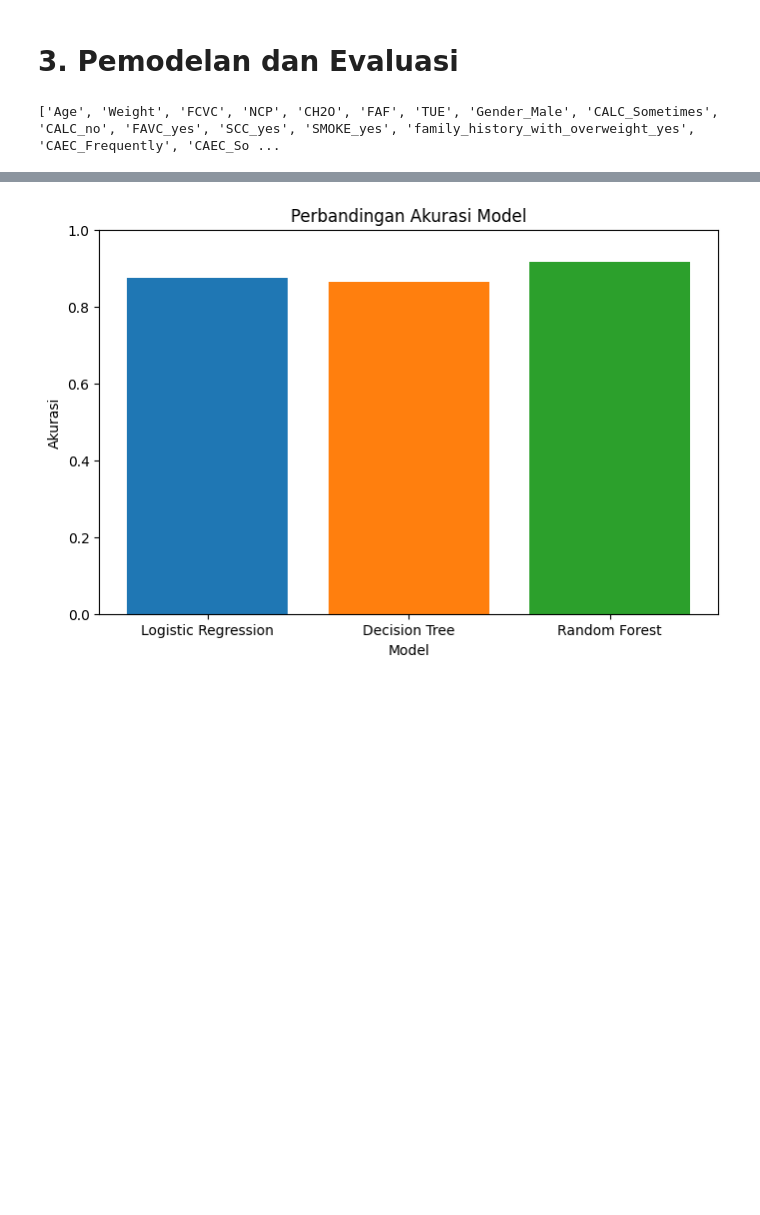
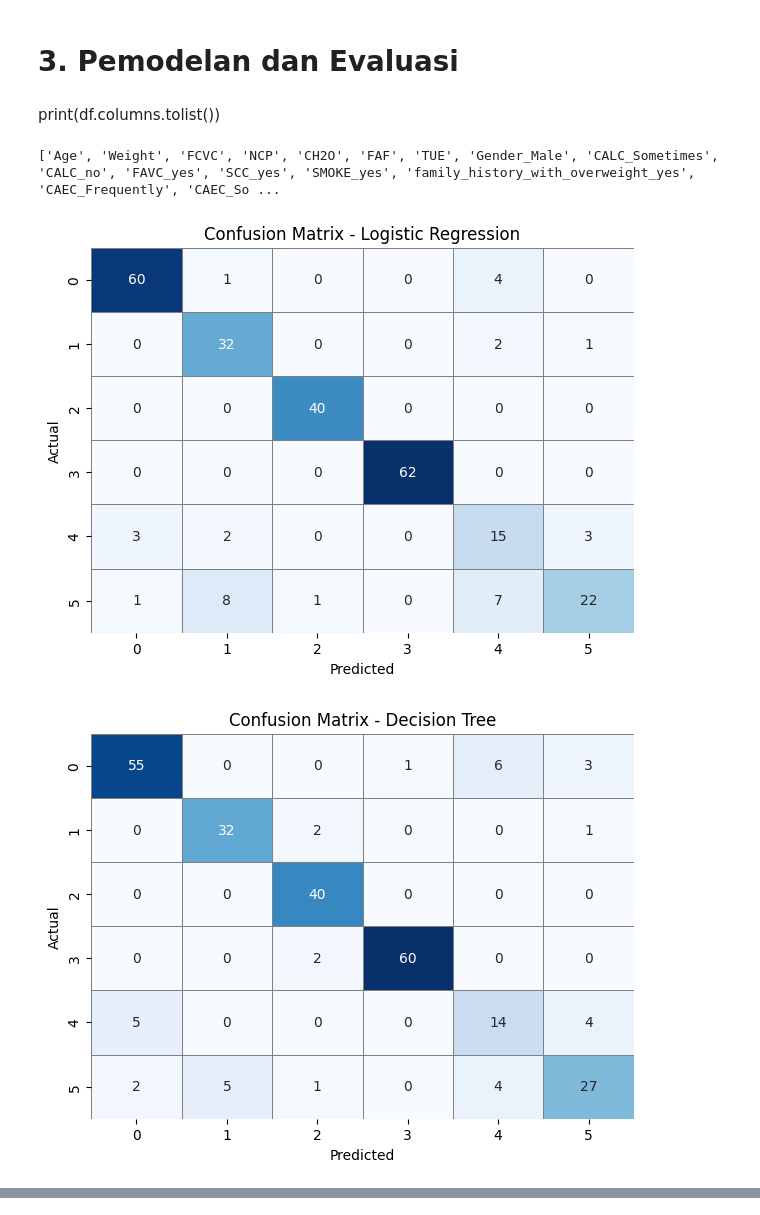
Before and after one commit to ikfinakmlya/capstone_datascience, a Jupyter notebook: Capstone_Bengkod.ipynb, the cells around one changed output, grey strips where cells are left out. Drawn from its saved outputs; the diff is of its cells as text; code cells hidden in the pictures; blank space fills up the shorter version.

```diff
--- a/Capstone_Bengkod.ipynb
+++ b/Capstone_Bengkod.ipynb
@@ -535,6 +535,8 @@ Kesimpulan:
 Setelah dilakukan proses pembersihan data, tidak ditemukan missing value karena seluruh nilai yang kosong telah berhasil diimputasi. Selain itu, sebanyak 20 baris duplikat berhasil dihapus untuk menghindari redundansi data. Outlier pada beberapa kolom seperti Age, Height, Weight, dan lain-lain juga telah diidentifikasi dan dihapus guna meningkatkan kualitas dan keandalan model. Data kategorik yang terdapat pada kolom seperti Gender, CALC, FAVC, SCC, SMOKE, family\_history\_with\_overweight, CAEC, MTRANS, dan NObeyesdad telah diubah menjadi bentuk numerik menggunakan teknik One-Hot Encoding agar bisa diproses oleh model machine learning. Selanjutnya, dilakukan seleksi fitur dengan metode Variance Threshold, dan fitur dengan variansi rendah seperti Height, MTRANS\_Bike, dan MTRANS\_Motorbike telah dihapus karena dianggap tidak memberikan informasi yang signifikan. Distribusi target kelas pada label NObeyesdad\_Overweight\_Level\_II menunjukkan ketidakseimbangan yang signifikan, dengan hanya 12% data termasuk dalam kelas True, yang berarti perlu penanganan khusus pada tahap modeling agar model tidak bias terhadap kelas mayoritas. Terakhir, dilakukan standarisasi menggunakan StandardScaler pada kolom Age dan Weight untuk mengubah distribusi menjadi memiliki mean 0 dan standar deviasi 1, serta normalisasi menggunakan MinMaxScaler pada kolom seperti FCVC, NCP, CH2O, FAF, TUE, dan beberapa kolom dummy lainnya untuk menyamakan skala nilai dalam rentang 0 hingga 1.
 # %% [markdown]
 # 3. Pemodelan dan Evaluasi
+# %% [markdown]
+print(df.columns.tolist())
 # %%
 print(df.columns.tolist())
 # %% [output]
@@ -565,6 +567,9 @@ from sklearn.tree import DecisionTreeClassifier
 from sklearn.ensemble import RandomForestClassifier
 from sklearn.metrics import accuracy_score, precision_score, recall_score, f1_score, confusion_matrix
 import pandas as pd
+import seaborn as sns
+import matplotlib.pyplot as plt
+import numpy as np
 
 # Logistic Regression
 model_logreg = LogisticRegression(max_iter=1000, random_state=42)
@@ -574,49 +579,69 @@ y_pred_logreg = model_logreg.predict(X_test)
 # Decision Tree
 model_tree = DecisionTreeClassifier(random_state=42)
 model_tree.fit(X_train, y_train)
 y_pred_tree = model_tree.predict(X_test)
 
 # Random Forest
 model_forest = RandomForestClassifier(n_estimators=100, random_state=42)
 model_forest.fit(X_train, y_train)
 y_pred_forest = model_forest.predict(X_test)
 
-# Fungsi untuk menghitung metrik evaluasi
+# Fungsi untuk menghitung metrik evaluasi dan visualisasi confusion matrix
 def evaluate_model(y_test, y_pred, model_name):
     accuracy = accuracy_score(y_test, y_pred)
     precision = precision_score(y_test, y_pred, average='weighted', zero_division=0)
     recall = recall_score(y_test, y_pred, average='weighted', zero_division=0)
     f1 = f1_score(y_test, y_pred, average='weighted', zero_division=0)
     cm = confusion_matrix(y_test, y_pred)
 
-    print(f"\nEvaluasi untuk {model_name}:")
-    print(f"Accuracy: {accuracy:.4f}")
-    print(f"Precision: {precision:.4f}")
-    print(f"Recall: {recall:.4f}")
-    print(f"F1-Score: {f1:.4f}")
-    print(f"Confusion Matrix:\n{cm}")
+    # Visualisasi Confusion Matrix
+    plt.figure(figsize=(7, 5))
+    sns.heatmap(cm, annot=True, fmt='d', cmap='Blues', cbar=False, linewidths=0.5, linecolor='gray')
+    plt.title(f'Confusion Matrix - {model_name}')
+    plt.ylabel('Actual')  # Baris
+    plt.xlabel('Predicted')  # Kolom
+    plt.show()
 
     return {'Model': model_name, 'Accuracy': accuracy, 'Precision': precision, 'Recall': recall, 'F1-Score': f1}
 
 # Evaluasi masing-masing model
 results = []
 results.append(evaluate_model(y_test, y_pred_logreg, "Logistic Regression"))
 results.append(evaluate_model(y_test, y_pred_tree, "Decision Tree"))
 results.append(evaluate_model(y_test, y_pred_forest, "Random Forest"))
 
-# Menampilkan tabel komparasi
-results_df = pd.DataFrame(results)
-print("\nTabel Komparasi Model:")
-print(results_df)
+# Membuat tabel perbandingan
+results_df = pd.DataFrame({
+    'Metric': ['Accuracy', 'Precision', 'Recall', 'F1-Score'],
+    'Logistic Regression': [results[0]['Accuracy'], results[0]['Precision'], results[0]['Recall'], results[0]['F1-Score']],
+    'Decision Tree': [results[1]['Accuracy'], results[1]['Precision'], results[1]['Recall'], results[1]['F1-Score']],
+    'Random Forest': [results[2]['Accuracy'], results[2]['Precision'], results[2]['Recall'], results[2]['F1-Score']]
+})
 
-# Visualisasi perbandingan akurasi
-import matplotlib.pyplot as plt
+# Menampilkan tabel s
+print("\nTabel Perbandingan Model:")
+col_widths = {
+    'Metric': 12,
+    'Logistic Regression': 20,
+    'Decision Tree': 15,
+    'Random Forest': 15
+}
+formatted_table = results_df.to_string(index=False, formatters={
+    'Logistic Regression': '{:.4f}'.format,
+    'Decision Tree': '{:.4f}'.format,
+    'Random Forest': '{:.4f}'.format
+}, col_space=col_widths)
+print(formatted_table)
 
-plt.figure(figsize=(8, 5))
-plt.bar(results_df['Model'], results_df['Accuracy'], color=['#1f77b4', '#ff7f0e', '#2ca02c'])
-plt.title('Perbandingan Akurasi Model')
-plt.xlabel('Model')
-plt.ylabel('Akurasi')
-plt.ylim(0, 1)
+# Visualisasi perbandingan metrik
+results_df.set_index('Metric').plot(kind='bar', figsize=(10, 6), color=['#1f77b4', '#ff7f0e', '#2ca02c'])
+plt.title('Perbandingan Metrik Antar Model')
+plt.ylabel('Nilai')
+plt.xlabel('Metrik')
+plt.xticks(rotation=0)
+plt.legend(title='Model')
+plt.tight_layout()
 plt.show()
 # %% [output]
+[figure, new version]
+[figure, added]
@@ -640 +654,0 @@ Confusion Matrix:
-[figure, old version]
```
Also changed, not shown: parts of 3 cells of this notebook.
